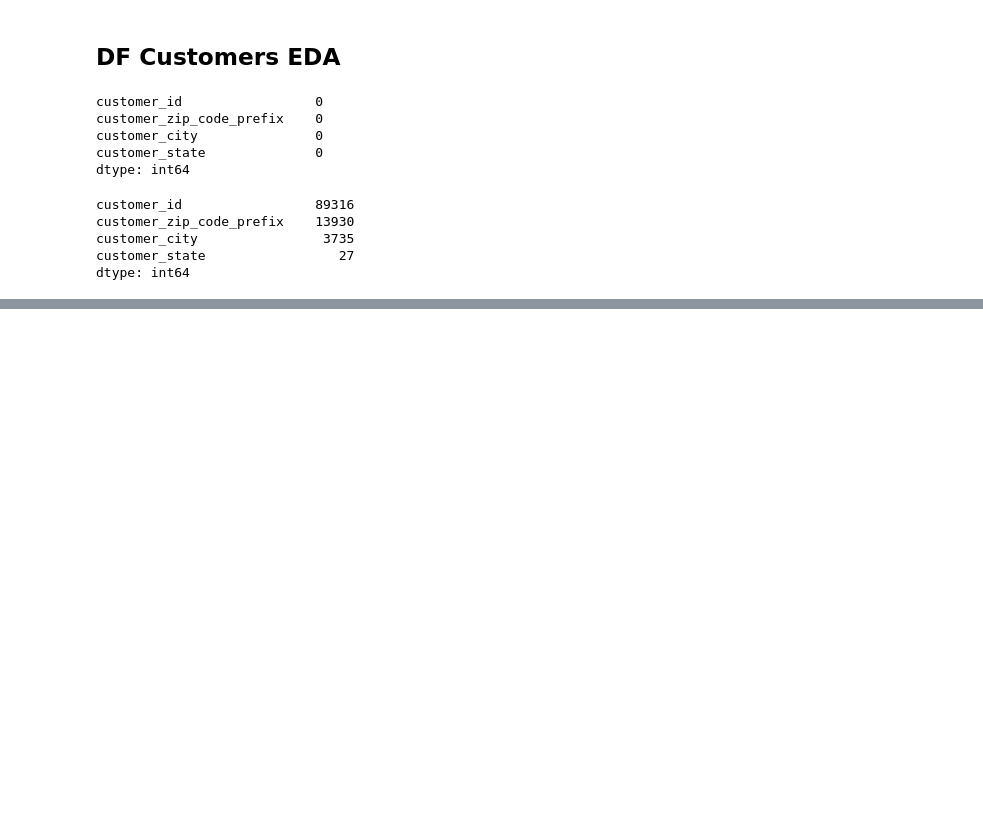
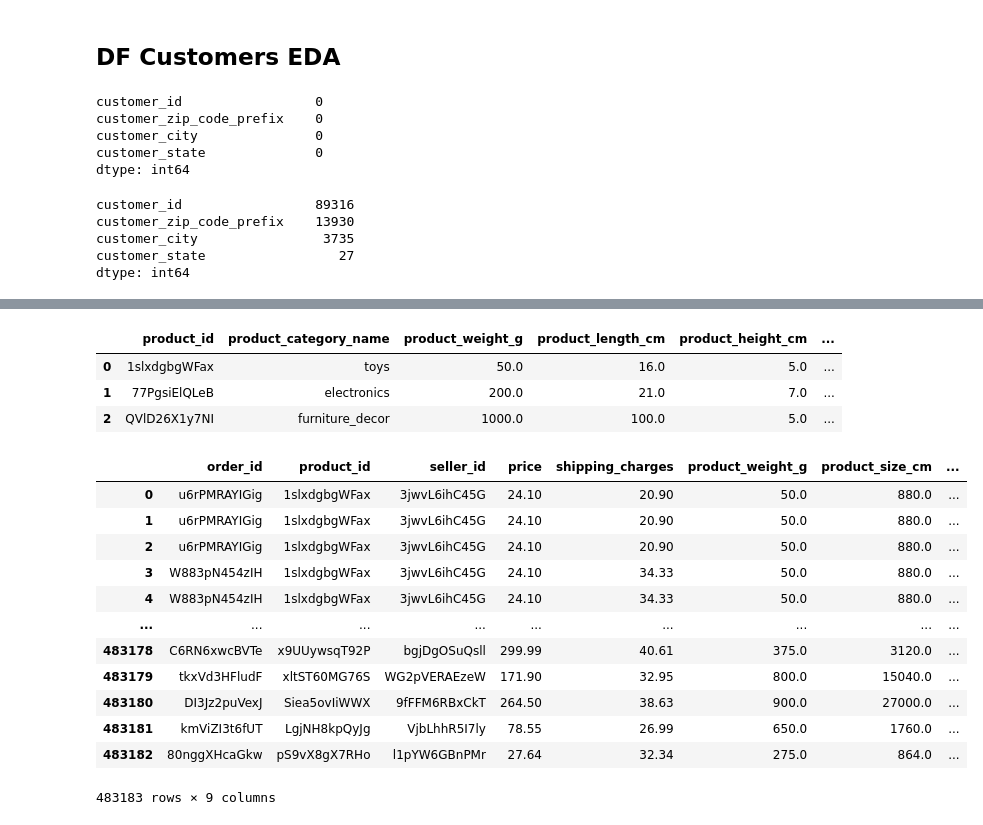
Before and after one commit to radyadhewa/Intelligo-Kali-Ini-Lolos, a Jupyter notebook: IntelligoKIL.ipynb, the cells around one changed output, grey strips where cells are left out. Drawn from its saved outputs; the diff is of its cells as text; code cells hidden in the pictures; blank space fills up the shorter version.

```diff
--- a/IntelligoKIL.ipynb
+++ b/IntelligoKIL.ipynb
@@ -1324,0 +1453,3 @@ pred_RFC = RFC.predict(x_test)
+# %%
+dfs_orders = pd.read_csv('test/df_Orders.csv')
+dfs_orders
@@ -1324,0 +1470,3 @@ pred_RFC = RFC.predict(x_test)
+# %%
+dfs_products = pd.read_csv('test/df_Products.csv')
+dfs_products
@@ -1324,0 +1515,15 @@ pred_RFC = RFC.predict(x_test)
+# %%
+# Calculate the medians for the columns with missing values
+median_weight = dfs_products['product_weight_g'].median()
+median_length = dfs_products['product_length_cm'].median()
+median_height = dfs_products['product_height_cm'].median()
+median_width = dfs_products['product_width_cm'].median()
+
+# Fill missing values with medians
+dfs_products['product_weight_g'].fillna(median_weight, inplace=True)
+dfs_products['product_length_cm'].fillna(median_length, inplace=True)
+dfs_products['product_height_cm'].fillna(median_height, inplace=True)
+dfs_products['product_width_cm'].fillna(median_width, inplace=True)
+
+# Verify that missing values have been filled
+dfs_products.isnull().sum()
@@ -1324,0 +1538,33 @@ pred_RFC = RFC.predict(x_test)
+# %%
+dfs_products['product_size_cm'] = dfs_products['product_length_cm'] * dfs_products['product_height_cm'] * dfs_products['product_width_cm']
+dfs_products.head(3)
+# %% [output]
+|  | product_id | product_category_name | product_weight_g | product_length_cm | product_height_cm | ... |
+| 0 | 1slxdgbgWFax | toys | 50.0 | 16.0 | 5.0 | ... |
+| 1 | 77PgsiElQLeB | electronics | 200.0 | 21.0 | 7.0 | ... |
+| 2 | QVlD26X1y7NI | furniture_decor | 1000.0 | 100.0 | 5.0 | ... |
+# %%
+# Merge dfs_orderitems with dfs_products on 'product_id'
+merged_predict = dfs_orderitems.merge(dfs_products[['product_id', 'product_weight_g', 'product_size_cm']], on='product_id', how='inner')
+
+# Merge dfs_orders with merged_predict on 'order_id'
+merged_test = merged_predict.merge(dfs_orders[['order_id','customer_id']], on='order_id', how='inner')
+
+# Merge dfs_customers with merged_test on 'customer_id'
+final_merged_predict = merged_test.merge(dfs_customers[['customer_id', 'customer_zip_code_prefix']], on='customer_id', how='inner')
+
+final_merged_predict
+# %% [output]
+|  | order_id | product_id | seller_id | price | shipping_charges | product_weight_g | product_size_cm | ... |
+| 0 | u6rPMRAYIGig | 1slxdgbgWFax | 3jwvL6ihC45G | 24.10 | 20.90 | 50.0 | 880.0 | ... |
+| 1 | u6rPMRAYIGig | 1slxdgbgWFax | 3jwvL6ihC45G | 24.10 | 20.90 | 50.0 | 880.0 | ... |
+| 2 | u6rPMRAYIGig | 1slxdgbgWFax | 3jwvL6ihC45G | 24.10 | 20.90 | 50.0 | 880.0 | ... |
+| 3 | W883pN454zIH | 1slxdgbgWFax | 3jwvL6ihC45G | 24.10 | 34.33 | 50.0 | 880.0 | ... |
+| 4 | W883pN454zIH | 1slxdgbgWFax | 3jwvL6ihC45G | 24.10 | 34.33 | 50.0 | 880.0 | ... |
+| ... | ... | ... | ... | ... | ... | ... | ... | ... |
+| 483178 | C6RN6xwcBVTe | x9UUywsqT92P | bgjDgOSuQsll | 299.99 | 40.61 | 375.0 | 3120.0 | ... |
+| 483179 | tkxVd3HFludF | xltST60MG76S | WG2pVERAEzeW | 171.90 | 32.95 | 800.0 | 15040.0 | ... |
+| 483180 | DI3Jz2puVexJ | Siea5ovIiWWX | 9fFFM6RBxCkT | 264.50 | 38.63 | 900.0 | 27000.0 | ... |
+| 483181 | kmViZI3t6fUT | LgjNH8kpQyJg | VjbLhhR5I7ly | 78.55 | 26.99 | 650.0 | 1760.0 | ... |
+| 483182 | 80nggXHcaGkw | pS9vX8gX7RHo | l1pYW6GBnPMr | 27.64 | 32.34 | 275.0 | 864.0 | ... |
+483183 rows × 9 columns
```
Also changed, not shown: parts of 134 cells of this notebook.
